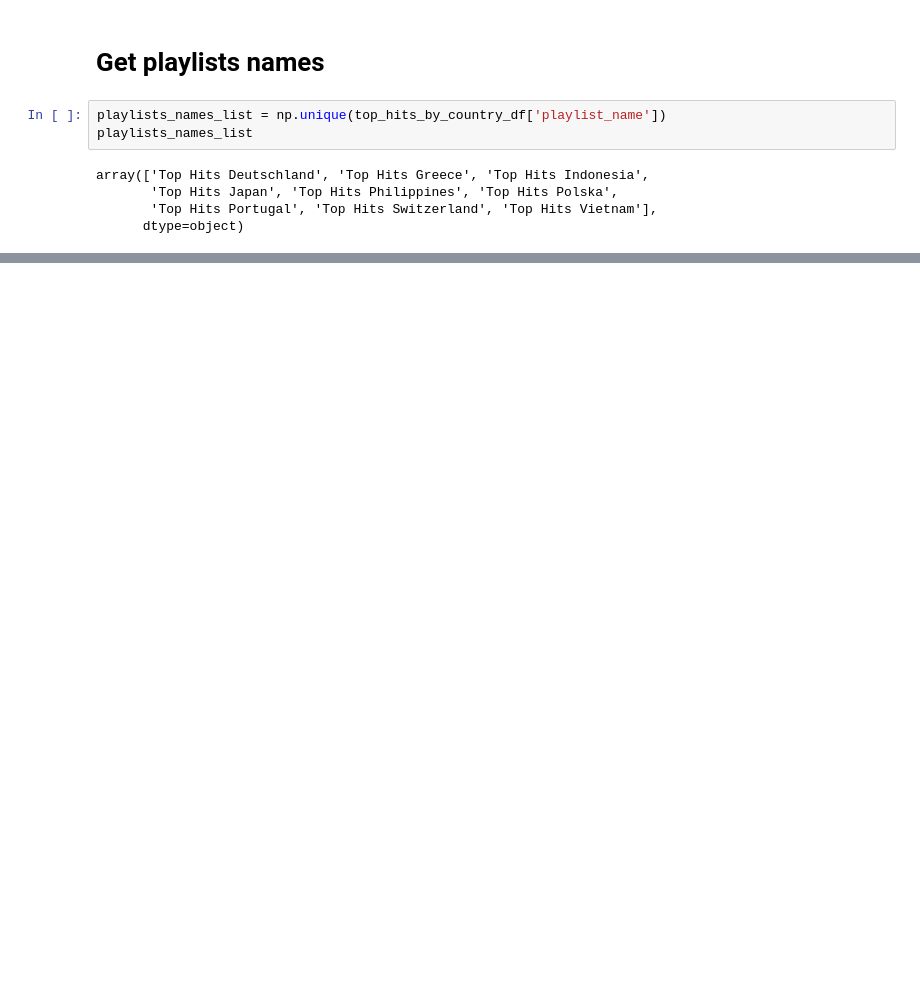
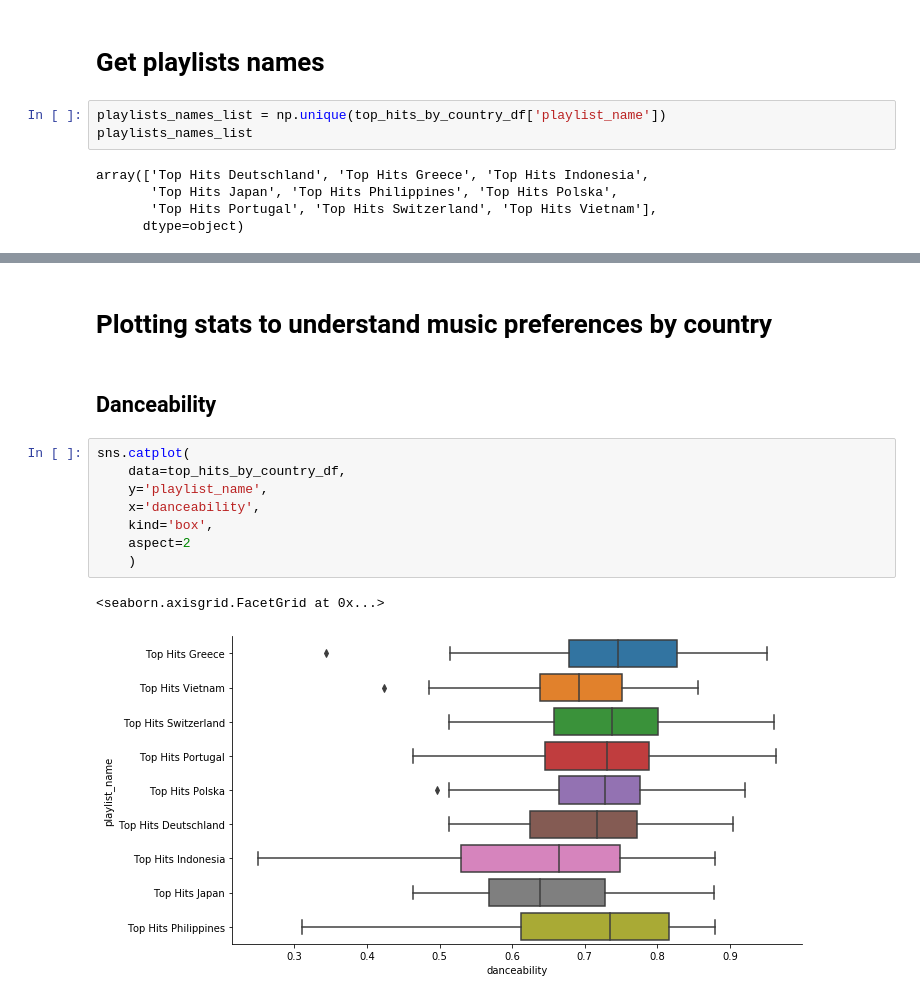
Before and after one commit to orenzion/music_analytics_project, a Jupyter notebook: analytics/Top Hits by Country Analysis.ipynb, the cells around one changed output, grey strips where cells are left out. Cells and saved outputs as stored; diff of their text form; blank space fills up the shorter version.

```diff
--- a/analytics/Top Hits by Country Analysis.ipynb
+++ b/analytics/Top Hits by Country Analysis.ipynb
@@ -54,0 +90,15 @@ array(['Top Hits Deutschland', 'Top Hits Greece', 'Top Hits Indonesia',
+# %% [markdown]
+# Plotting stats to understand music preferences by country
+# %% [markdown]
+## Danceability
+# %%
+sns.catplot(
+    data=top_hits_by_country_df,
+    y='playlist_name',
+    x='danceability',
+    kind='box',
+    aspect=2
+    )
+# %% [output]
+<seaborn.axisgrid.FacetGrid at 0x...>
+[figure, added]
```
Also changed, not shown: parts of 14 cells of this notebook, 3 other files.
